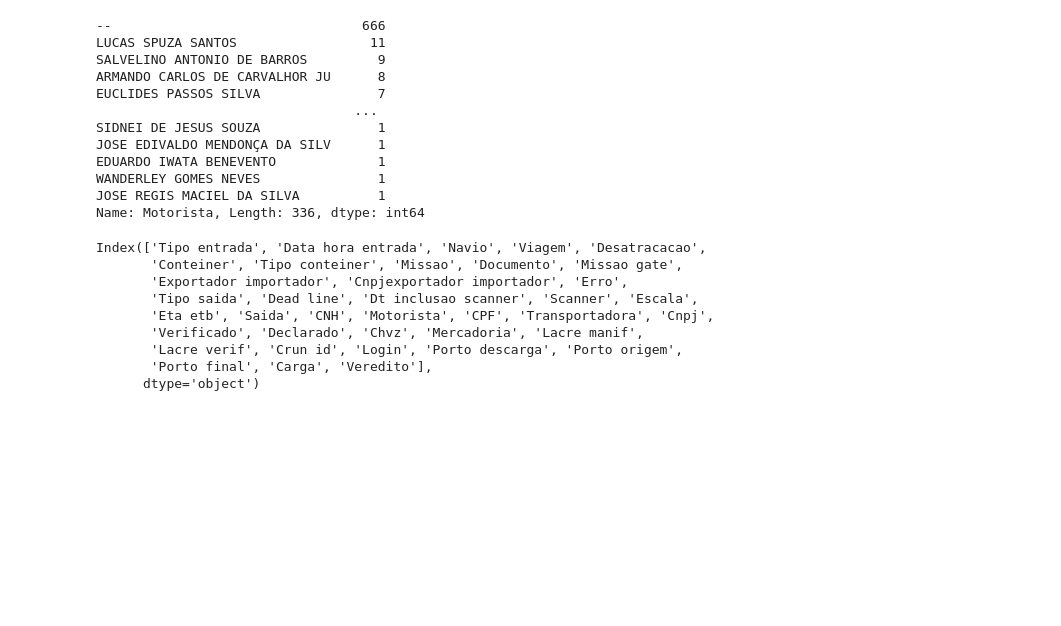
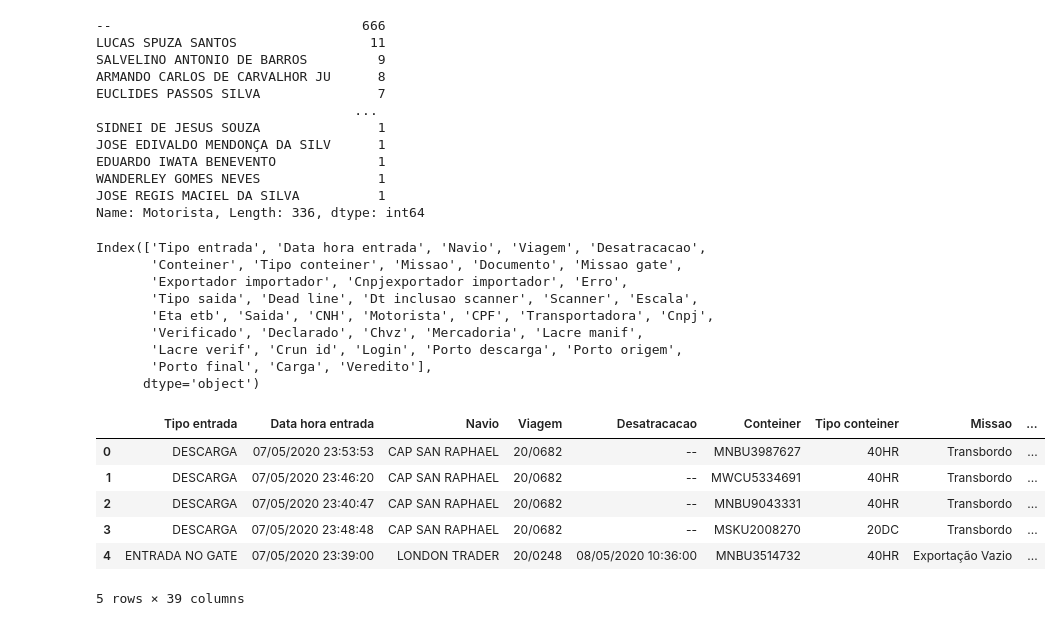
Before and after one commit to IvanBrasilico/bhadrasana2, a Jupyter notebook: notebooks/Explora_API_Recintos.ipynb, the cells around one changed output. Cells and saved outputs as stored; diff of their text form; code cells hidden in the pictures; blank space fills up the shorter version.

```diff
--- a/notebooks/Explora_API_Recintos.ipynb
+++ b/notebooks/Explora_API_Recintos.ipynb
@@ -157,4 +158,24 @@ Index(['Tipo entrada', 'Data hora entrada', 'Navio', 'Viagem', 'Desatracacao',
        'Lacre verif', 'Crun id', 'Login', 'Porto descarga', 'Porto origem',
        'Porto final', 'Carga', 'Veredito'],
       dtype='object')
+# %%
+def convert_data_toiso(data):
+    try:
+        data = datetime.datetime.strptime(data, '%d/%m/%Y %H:%M:%S')
+    except ValueError:
+        data = datetime.datetime.strptime(data, '%d/%m/%Y')
+    return data.isoformat()
+
+
+df['dataevento'] = df['Data hora entrada'].apply(convert_data_toiso)
+# %%
+df.head()
+# %% [output]
+|  | Tipo entrada | Data hora entrada | Navio | Viagem | Desatracacao | Conteiner | Tipo conteiner | Missao | ... |
+| 0 | DESCARGA | 07/05/2020 23:53:53 | CAP SAN RAPHAEL | 20/0682 | -- | MNBU3987627 | 40HR | Transbordo | ... |
+| 1 | DESCARGA | 07/05/2020 23:46:20 | CAP SAN RAPHAEL | 20/0682 | -- | MWCU5334691 | 40HR | Transbordo | ... |
+| 2 | DESCARGA | 07/05/2020 23:40:47 | CAP SAN RAPHAEL | 20/0682 | -- | MNBU9043331 | 40HR | Transbordo | ... |
+| 3 | DESCARGA | 07/05/2020 23:48:48 | CAP SAN RAPHAEL | 20/0682 | -- | MSKU2008270 | 20DC | Transbordo | ... |
+| 4 | ENTRADA NO GATE | 07/05/2020 23:39:00 | LONDON TRADER | 20/0248 | 08/05/2020 10:36:00 | MNBU3514732 | 40HR | Exportação Vazio | ... |
+5 rows × 39 columns
 # %%
```
Also changed, not shown: parts of 4 cells of this notebook, 2 other files.
